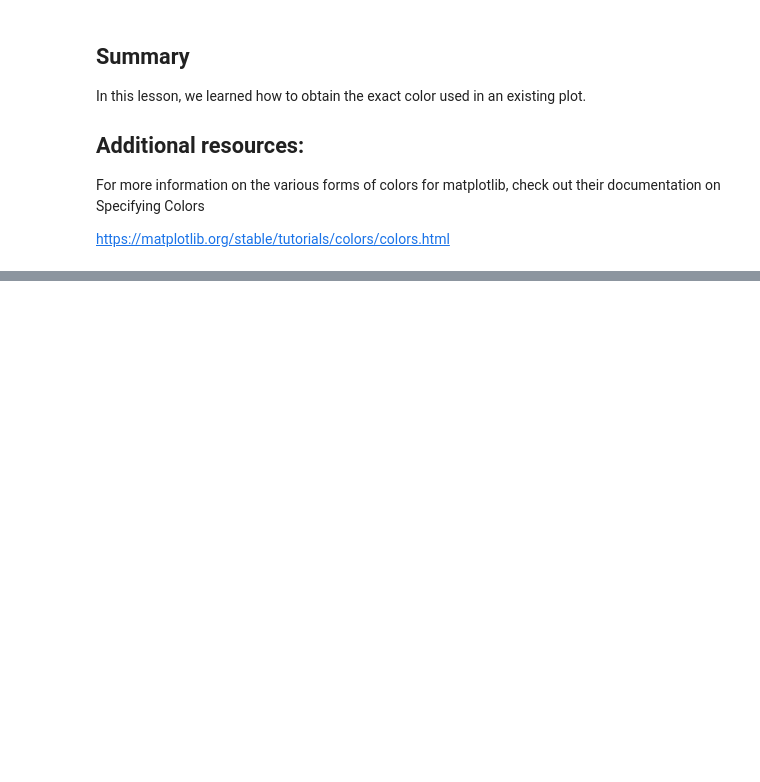
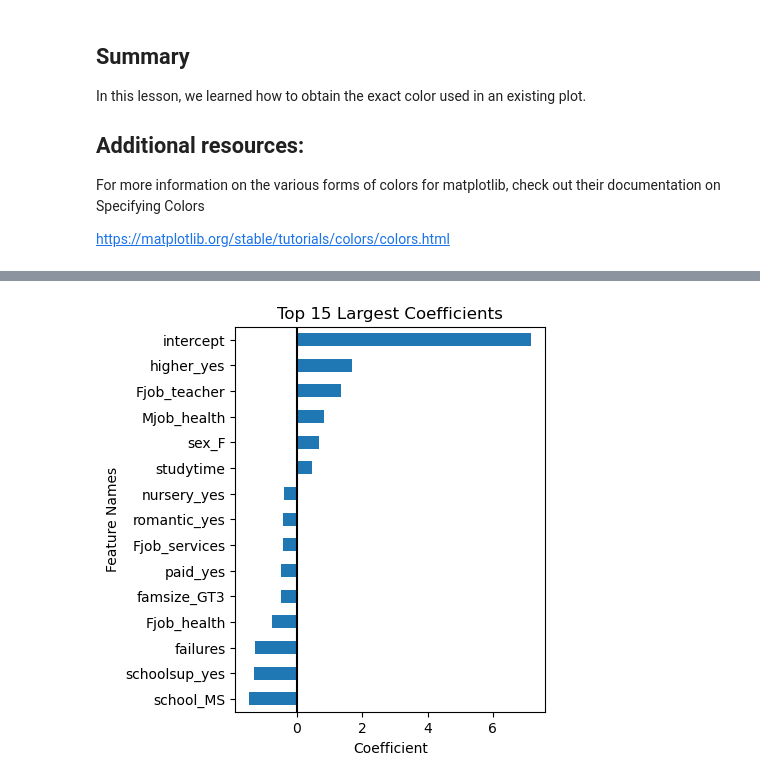
Before and after one commit to dmburns1729/Visualizations, a Jupyter notebook: Scikit-Learn v1.1+_Feature Importance.ipynb, the cells around one changed output, grey strips where cells are left out. Saved outputs shown, nothing was run; the diff lists cells and outputs as text; code cells hidden in the pictures; blank space fills up the shorter version.

```diff
--- a/Scikit-Learn v1.1+_Feature Importance.ipynb
+++ b/Scikit-Learn v1.1+_Feature Importance.ipynb
@@ -1316,0 +1933,31 @@ https://matplotlib.org/stable/tutorials/colors/colors.html
+# %%
+def plot_coeffs(coeffs, top_n=None,  figsize=(4,5), intercept=False):
+    if (intercept==False) & ('intercept' in coeffs.index):
+        coeffs = coeffs.drop('intercept')
+
+    if top_n==None:
+        ## sort all features and set title
+        plot_vals = coeffs#.sort_values()
+        title = "All Coefficients - Ranked by Magnitude"
+    else:
+        ## rank the coeffs and select the top_n
+        coeff_rank = coeffs.abs().rank().sort_values(ascending=False)
+        top_n_features = coeff_rank.head(top_n)
+        plot_vals = coeffs.loc[top_n_features.index].sort_values()
+        ## sort features and keep top_n and set title
+        title = f"Top {top_n} Largest Coefficients"
+
+    ## plotting top N importances
+    ax = plot_vals.plot(kind='barh', figsize=figsize)
+    ax.set(xlabel='Coefficient',
+           ylabel='Feature Names',
+           title=title)
+    ax.axvline(0, color='k')
+
+    ## return ax in case want to continue to update/modify figure
+    return ax
+# %%
+## Testing our function with intercept=True
+ax= plot_coeffs(coeffs,top_n=15, intercept=True)
+# %% [output]
+[figure, added]
```
Also changed, not shown: parts of 91 cells of this notebook, 7 other files.
